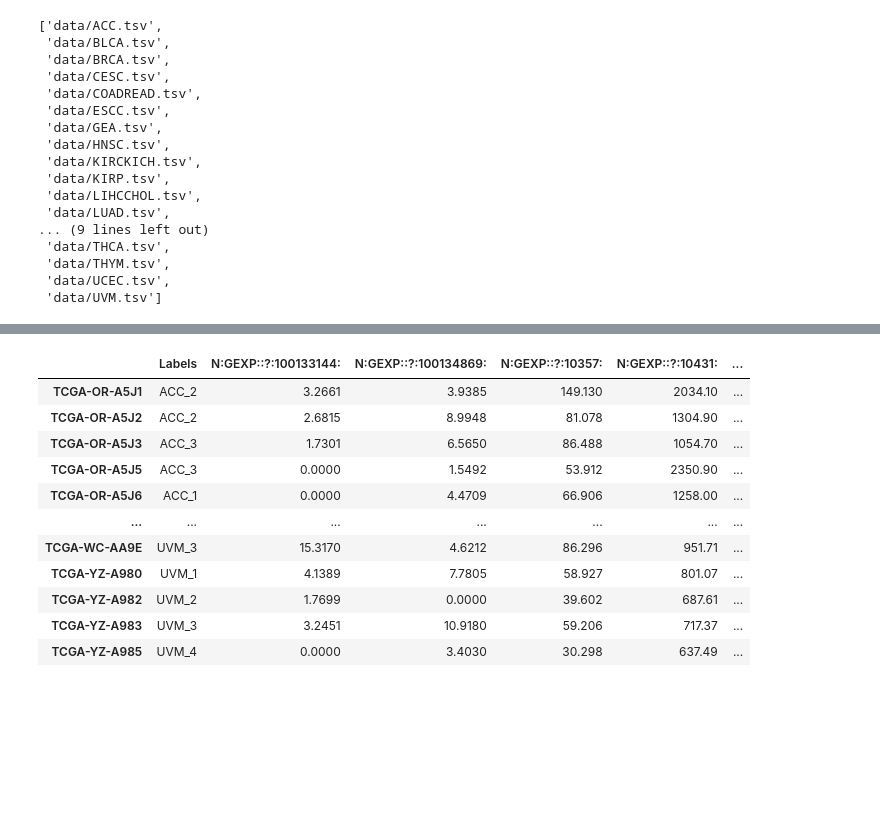
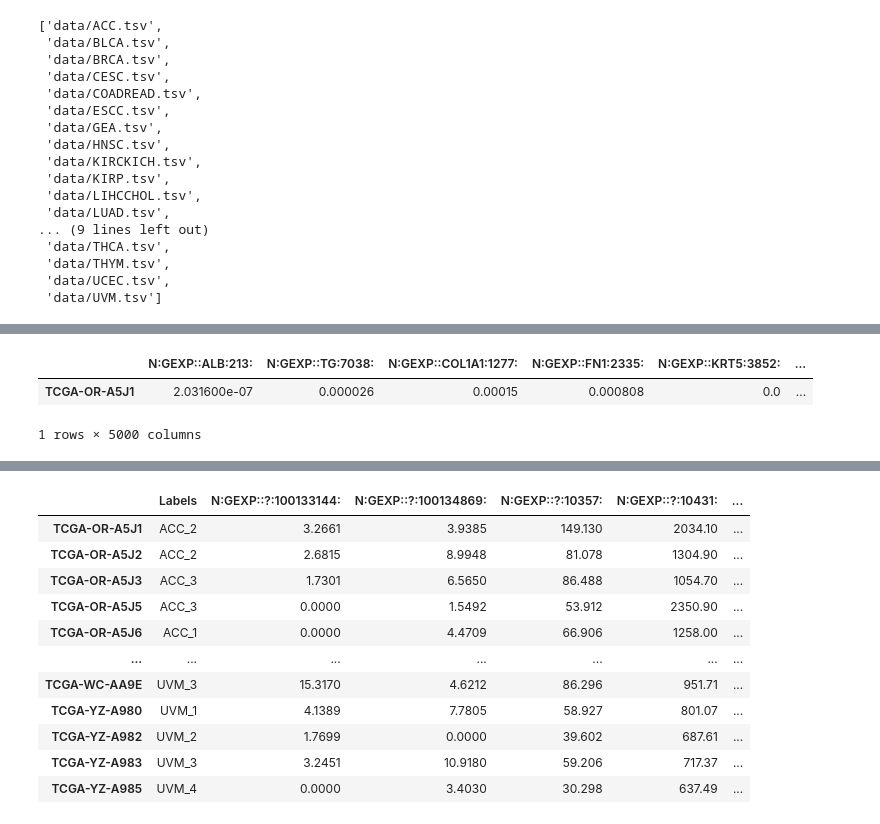
Before and after one commit to briankarlberg/synthetic_TCGA_data_gen, a Jupyter notebook: g_devel/a_step_up_mad5k.ipynb, the cells around one changed output, grey strips where cells are left out. Drawn from its saved outputs; the diff is of its cells as text; code cells hidden in the pictures; blank space fills up the shorter version.

```diff
--- a/g_devel/a_step_up_mad5k.ipynb
+++ b/g_devel/a_step_up_mad5k.ipynb
@@ -49,3 +64,9 @@ features = df_stack.iloc[:, 1:].mad().sort_values(ascending=False)[:5000].index
 vals = df_stack[features]
 normVals = vals.max()
 X_train = (vals / normVals)
+# %%
+X_train.head(1)
+# %% [output]
+|  | N:GEXP::ALB:213: | N:GEXP::TG:7038: | N:GEXP::COL1A1:1277: | N:GEXP::FN1:2335: | N:GEXP::KRT5:3852: | ... |
+| TCGA-OR-A5J1 | 2.031600e-07 | 0.000026 | 0.00015 | 0.000808 | 0.0 | ... |
+1 rows × 5000 columns
```
Also changed, not shown: parts of 20 cells of this notebook, 2 other files.
